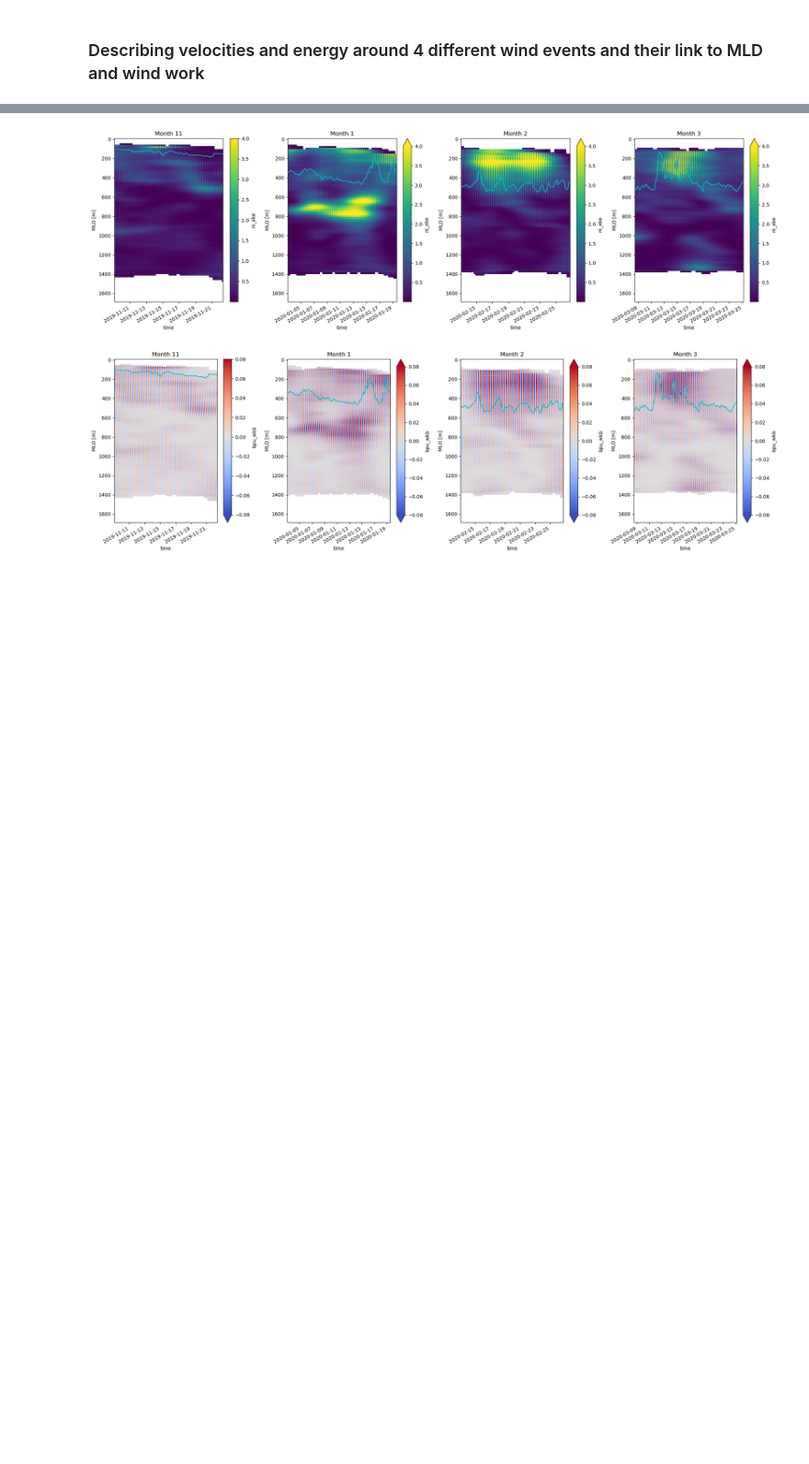
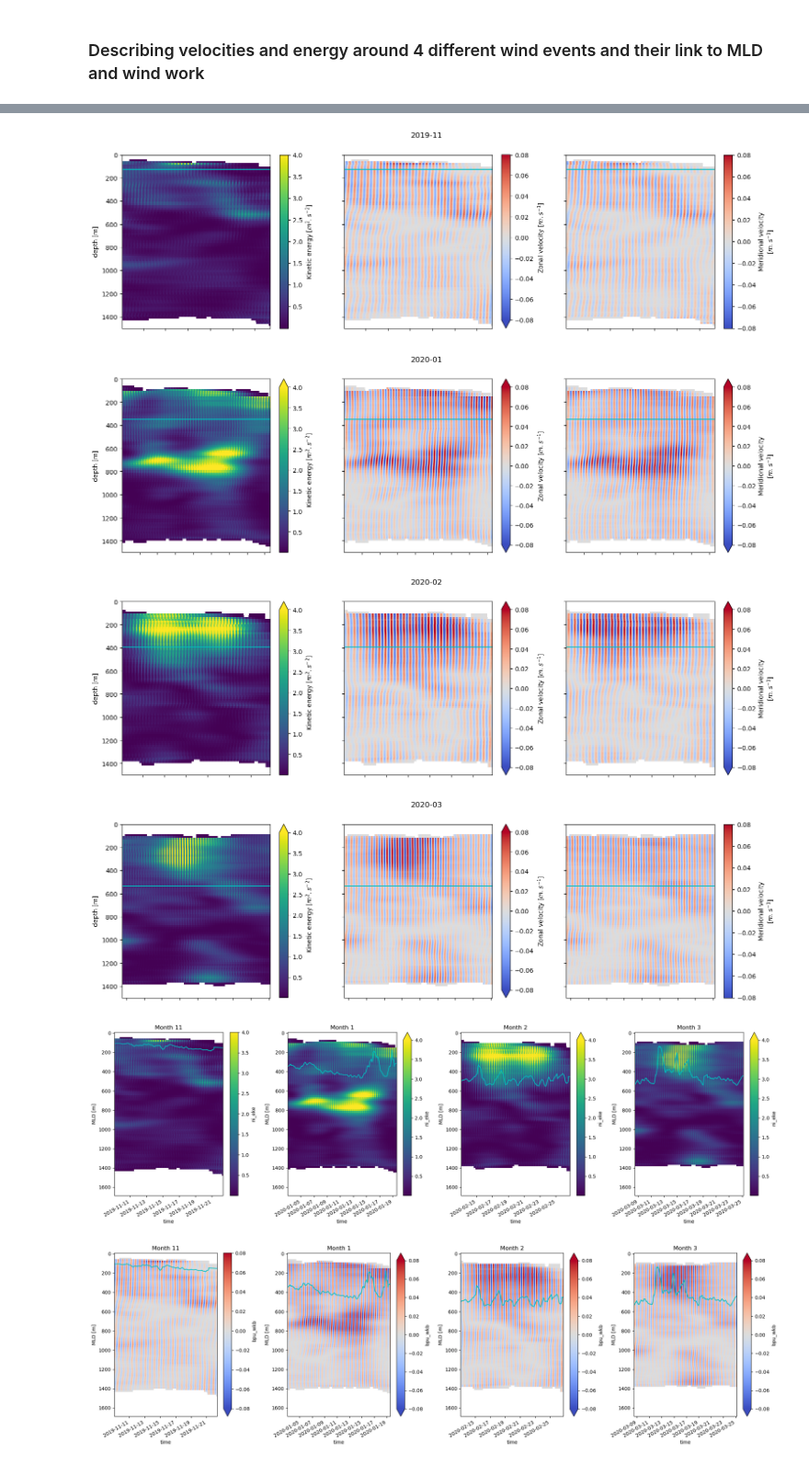
Before and after one commit to zcasparco/NIW, a Jupyter notebook: Data_overview/Zoom_wind_event.ipynb, the cells around one changed output, grey strips where cells are left out. Shown at 92% size. Cells and saved outputs as stored; diff of their text form; code cells hidden in the pictures; blank space fills up the shorter version.

```diff
--- a/Data_overview/Zoom_wind_event.ipynb
+++ b/Data_overview/Zoom_wind_event.ipynb
@@ -125,3 +158,35 @@ mld_m1.sel(time=slice(ti[1],tf[1])).plot()
+# %%
+for index in range(len(ti)):
+    _time = ds_filt.sel(time=slice(ti[index],tf[index])).time
+    fig,axs = plt.subplots(1,3,figsize=(18,5))
+    ax=axs[0]
+    ds_filt.ni_eke.sel(time=_time).plot(ax=ax,y='z',yincrease=False,vmax=4)
+    ax.tick_params(labelbottom=False);ax.set_xlabel('');
+    ax.set_xlim(np.datetime64(ti[index]),np.datetime64(tf[index]));
+    ax.set_ylim(1500,0);
+    ax.axhline(mld_m1_argo.dt_m1.sel(month=months[index]),c='c',ls='-',lw=1.5)
+
+    ax=axs[1]
+    ds_filt.bpu_wkb.sel(time=_time).plot(ax=ax,y='z',yincrease=False,vmax=0.08,cmap='coolwarm')
+    ax.tick_params(labelbottom=False);ax.set_xlabel('');
+    ax.set_xlim(np.datetime64(ti[index]),np.datetime64(tf[index]));
+    ax.set_ylim(1500,0);
+    ax.axhline(mld_m1_argo.dt_m1.sel(month=months[index]),c='c',ls='-',lw=1.5)
+    ax.tick_params(labelleft=False);ax.set_ylabel('')
+    ax=axs[2]
+    ds_filt.bpv_wkb.sel(time=_time).plot(ax=ax,y='z',yincrease=False,vmax=0.08,cmap='coolwarm')
+    ax.tick_params(labelbottom=False);ax.set_xlabel('');
+    ax.set_xlim(np.datetime64(ti[index]),np.datetime64(tf[index]));
+    ax.set_ylim(1500,0);
+    ax.axhline(mld_m1_argo.dt_m1.sel(month=months[index]),c='c',ls='-',lw=1.5);
+    ax.tick_params(labelleft=False);ax.set_ylabel('')
+    fig.suptitle(ti[index][:7])
+    fig.savefig(figdir+'M1_event%s_uv.png'%index)
+# %% [output]
+[figure, added]
+[figure, added]
+[figure, added]
+[figure, added]
 # %%
 #NI EKE
 fig,ax = pl.plot_event2D(ds_filt,'ni_eke',mld_m1,ti,tf,months,**{'vmax':4})
```
Also changed, not shown: parts of 11 cells of this notebook, 2 other files.
